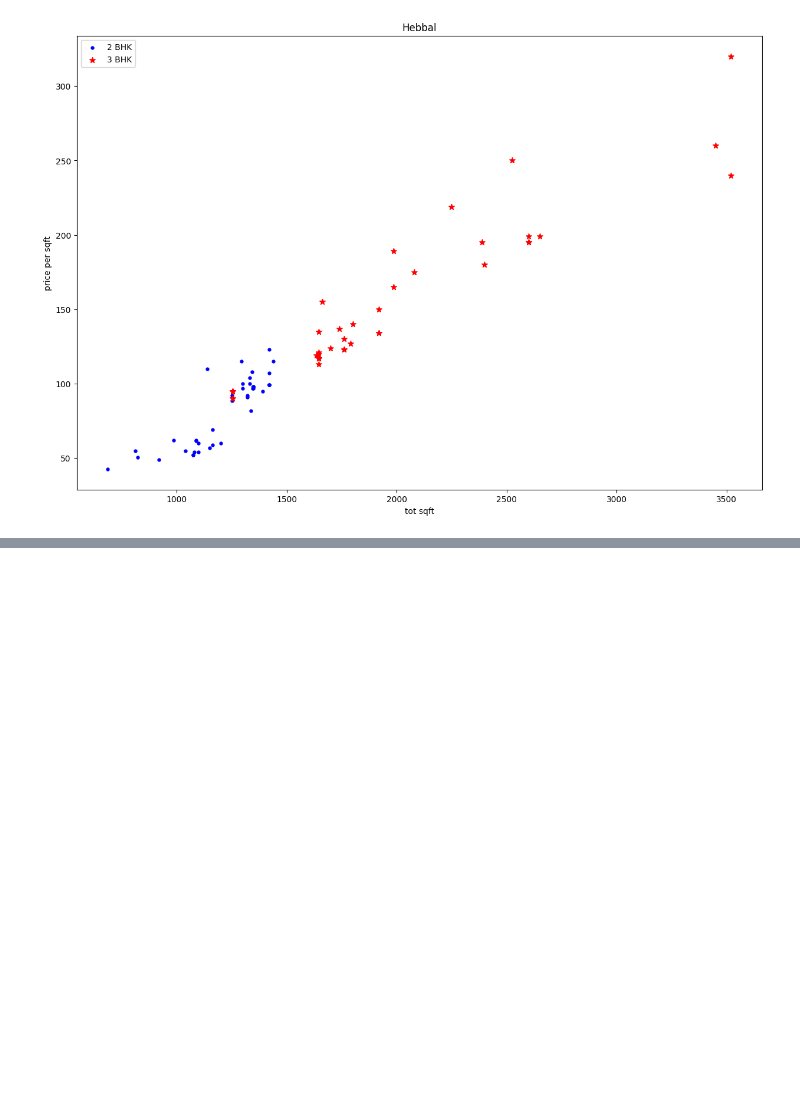
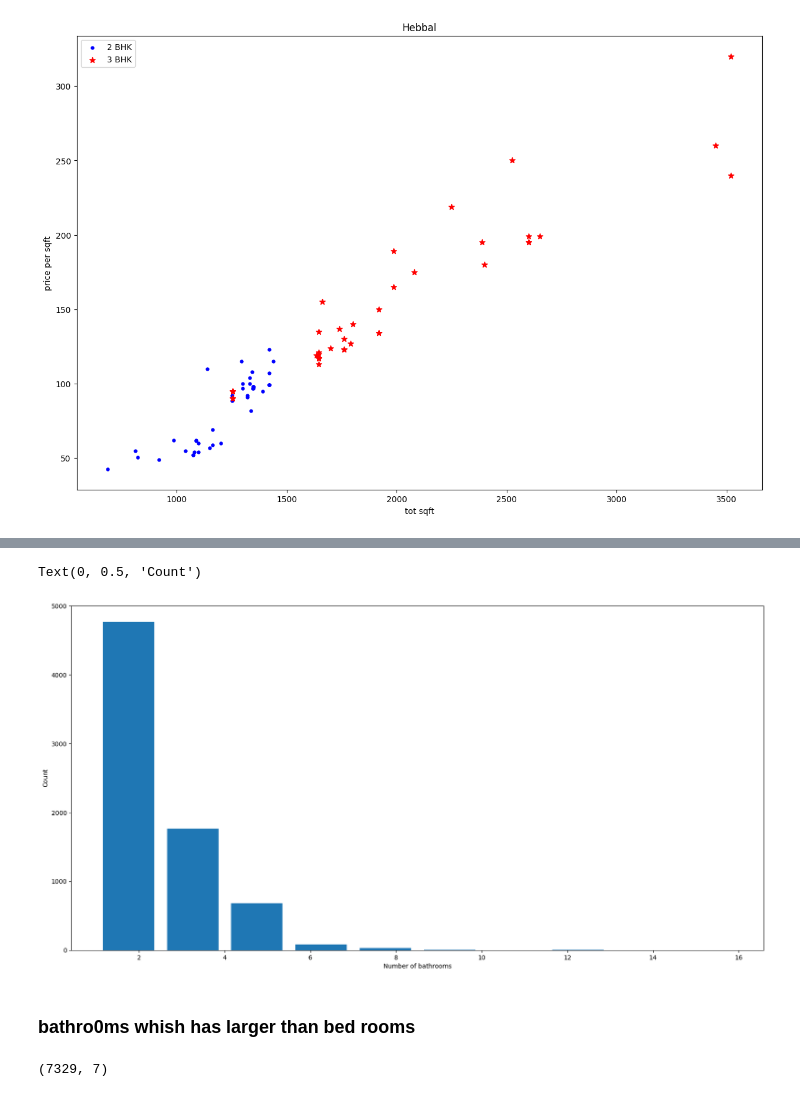
Before and after one commit to Gopz28/realestate-price-prediction, a Jupyter notebook: model/bengaluru_house_price_prediction.ipynb, the cells around one changed output, grey strips where cells are left out. Drawn from its saved outputs; the diff is of its cells as text; code cells hidden in the pictures; blank space fills up the shorter version.

```diff
--- a/model/bengaluru_house_price_prediction.ipynb
+++ b/model/bengaluru_house_price_prediction.ipynb
@@ -423,0 +446,13 @@ plot_scatter_chart(df8,"Hebbal")
+# %%
+plt.hist(df8.bath,rwidth=0.8)
+plt.xlabel("Number of bathrooms")
+plt.ylabel("Count")
+# %% [output]
+Text(0, 0.5, 'Count')
+[figure, added]
+# %% [markdown]
+### bathro0ms whish has larger than bed rooms
+# %%
+df8.shape
+# %% [output]
+(7329, 7)
```
Also changed, not shown: parts of 11 cells of this notebook.
